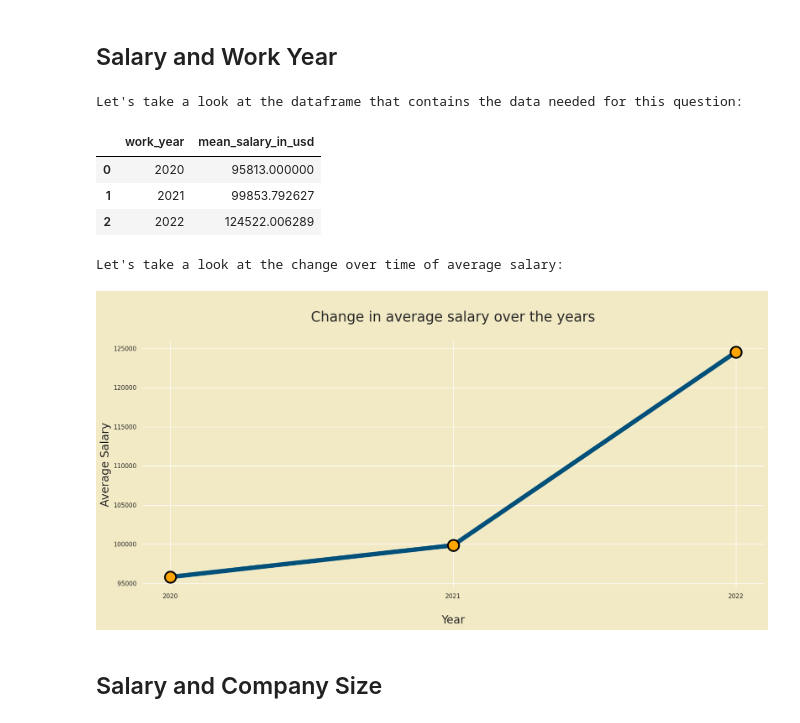
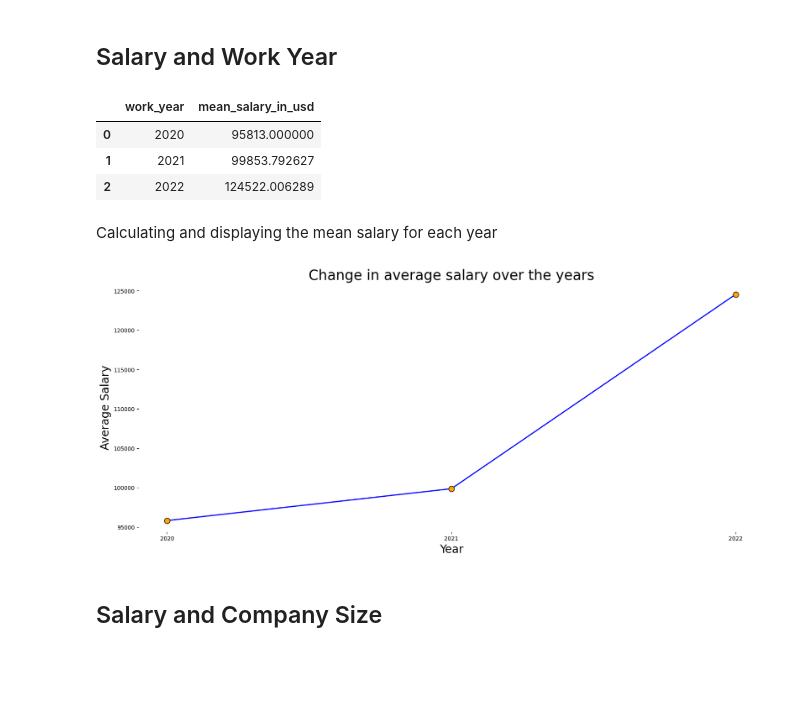
Before and after one commit to KatyayaniPande/SC1015, a Jupyter notebook: dsai.ipynb, the cells around one changed output. Saved outputs shown, nothing was run; the diff lists cells and outputs as text; code cells hidden in the pictures; blank space fills up the shorter version.

```diff
--- a/dsai.ipynb
+++ b/dsai.ipynb
@@ -120,5 +154,6 @@ salaries_df.company_size=salaries_df['company_size'].map(company_size_dict)
 # %%
-#Reclassifying and mapping data points
+#Reclassifying and mapping data points to categorise them for easy visualisation
+
 employment_classification = {'Data Scientist':'Data Scientist',
                              'Principal Data Scientist':'Data Scientist',
                              'Applied Data Scientist':'Data Scientist',
@@ -194,4 +229,12 @@ employment_classification = {'Data Scientist':'Data Scientist',
                              'Applied Scientist':'Applied Scientist',
                             }
 
-salaries_df["job_title"] = salaries_df["job_title"].map(employment_classification)
+# We created a duplicate of the column job title called job type. In this new column "job_type" we are going to use the dictionary values created above to map the corresponding jobs in to its particular job type.
+# Creating duplicate column named job_type
+salaries_df['job_type'] = salaries_df.loc[:, 'job_title']
+
+#Change the values in job type to fit the values in the dictionary
+salaries_df["job_type"] = salaries_df["job_title"].map(employment_classification)
+
+#Check the new data set
+salaries_df.info()
@@ -226,32 +274,28 @@ missing_ratio_df=pd.DataFrame(missing_ratio_df).set_index('')
 # %%
+#Calculating the Average Salaries (in usd) by year
 salary_timeline = pd.DataFrame(salaries_df.groupby("work_year")["salary_in_usd"].mean())
 salary_timeline = salary_timeline.reset_index()
 salary_timeline.rename(columns = {'salary_in_usd':'mean_salary_in_usd'}, inplace = True)
 salary_timeline["work_year"].replace({2020:"2020",2021:"2021",2022:"2022"},inplace=True)
-print(f"Let's take a look at the dataframe that contains the data needed for this question: ")
 salary_timeline
 # %% [output]
-Let's take a look at the dataframe that contains the data needed for this question:
 |  | work_year | mean_salary_in_usd |
 | 0 | 2020 | 95813.000000 |
 | 1 | 2021 | 99853.792627 |
 | 2 | 2022 | 124522.006289 |
+# %% [markdown]
+Calculating and displaying the mean salary for each year
 # %%
-sns.set(rc={"axes.facecolor":"#F2EAC5","figure.facecolor":"#F2EAC5"})
-palette = ["#11264e","#00507A","#026e90","#008b99","#6faea4","#fcdcb0","#FEE08B","#faa96e","#f36b3b","#ef3f28","#CC0028"]
-print(f"Let's take a look at the change over time of average salary:")
+#Visualising the change in average salaries over the 3 years for all jobs in the Data Science industry
 plt.subplots(figsize=(20,8))
-
-p=sns.lineplot(x=salary_timeline["work_year"] ,y=salary_timeline["mean_salary_in_usd"],data=salary_timeline,color=palette[1],marker="o",linewidth=8,markersize=20,markerfacecolor="orange",markeredgecolor="black",markeredgewidth=3)
-p.axes.set_title("\nChange in average salary over the years\n",fontsize=25)
-p.axes.set_xlabel("\nYear",fontsize=20)
-p.axes.set_ylabel("Average Salary",fontsize=20)
-
+p = sns.lineplot(x=salary_timeline["work_year"], y=salary_timeline["mean_salary_in_usd"], data=salary_timeline, color="blue", marker="o", linewidth=2, markersize=10, markerfacecolor="orange", markeredgecolor="black", markeredgewidth=1)
+p.axes.set_title("Change in average salary over the years", fontsize=25)
+p.axes.set_xlabel("Year", fontsize=20)
+p.axes.set_ylabel("Average Salary", fontsize=20)
 sns.despine(left=True, bottom=True)
 plt.show()
 # %% [output]
-Let's take a look at the change over time of average salary:
-[figure, old version]
+[figure, new version]
 # %% [markdown]
 ## Salary and Company Size
 # %%
```
Also changed, not shown: parts of 51 cells of this notebook.
